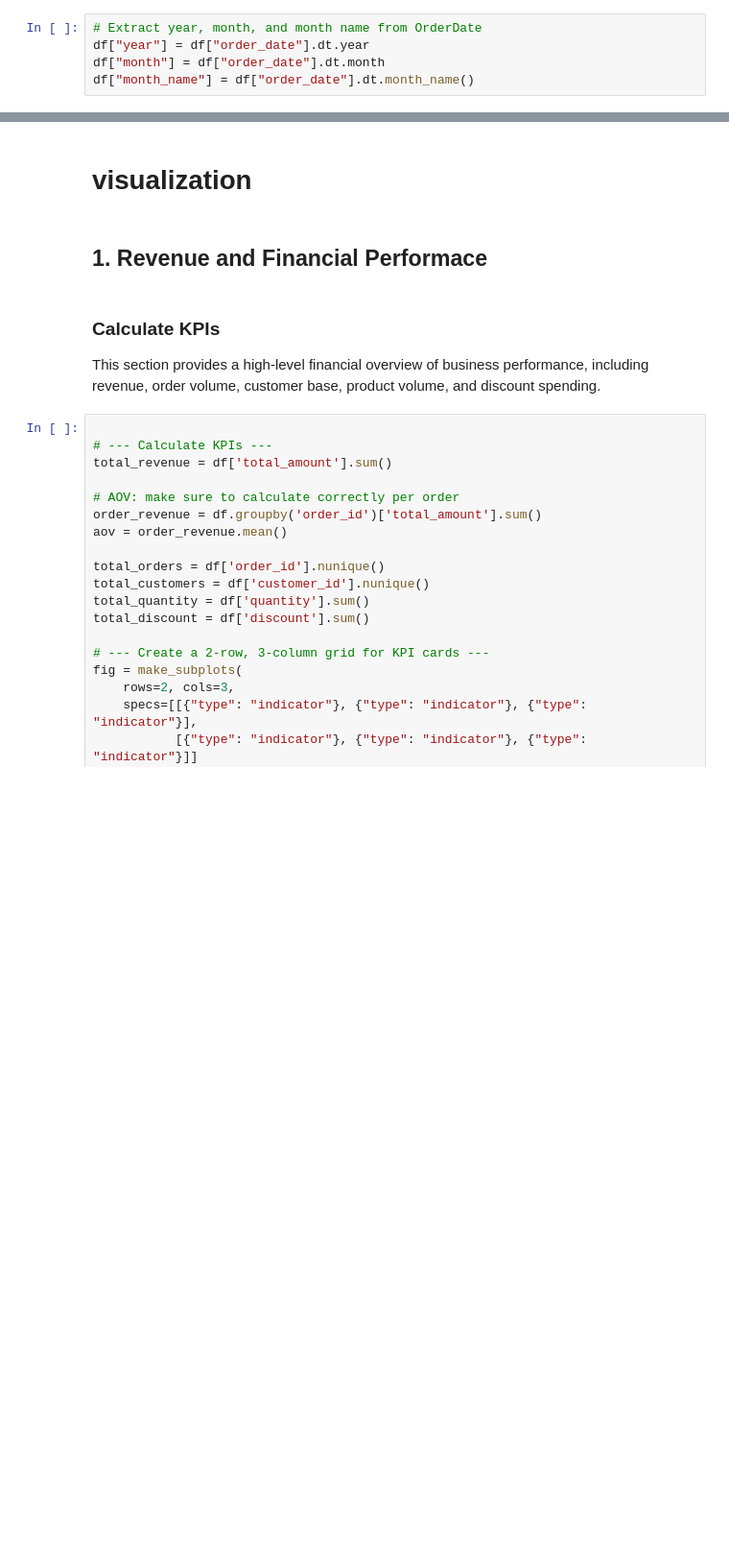
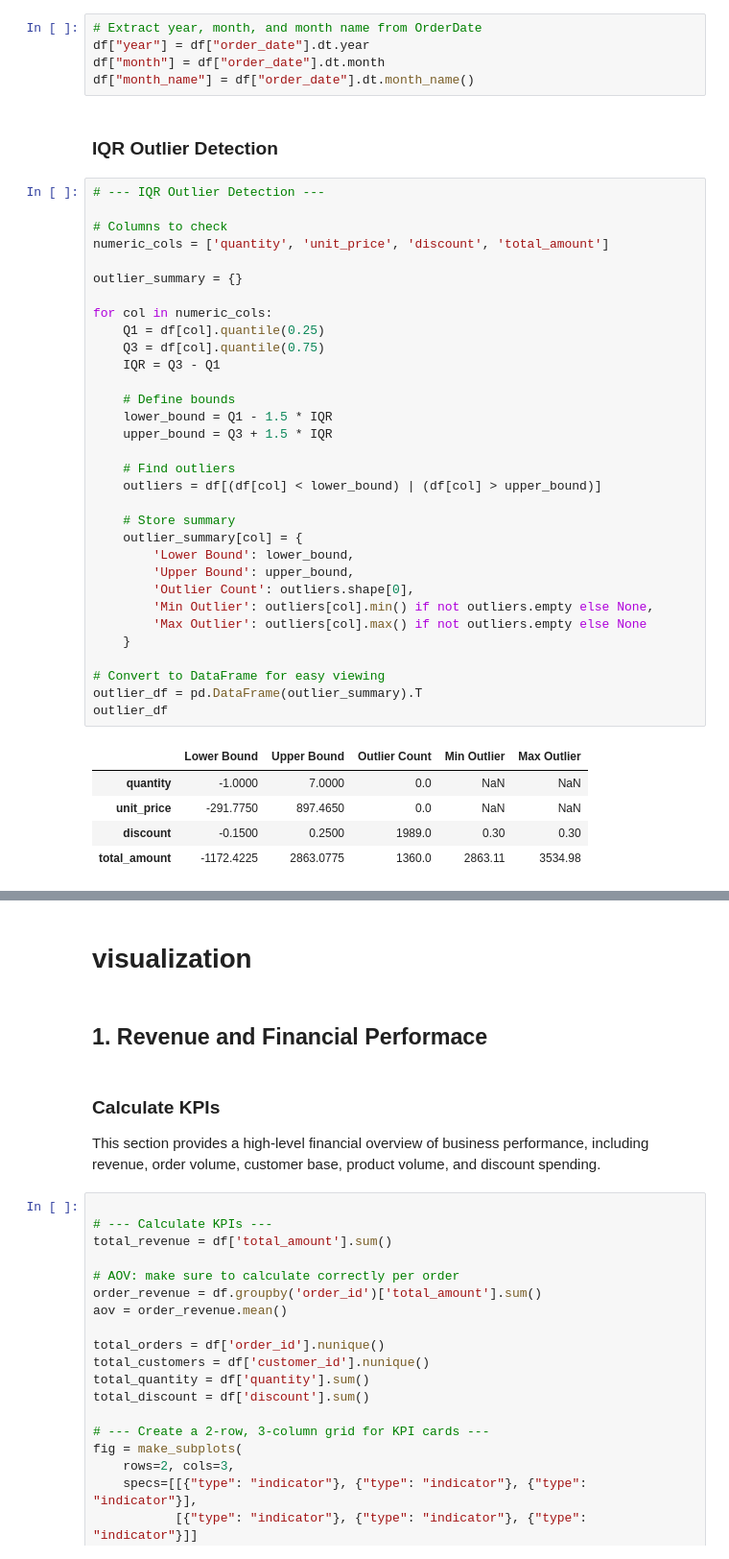
Before and after one commit to elutiya/Amazon-sales-data-analysis, a Jupyter notebook: notebook/amazon_data_cleaning.ipynb, the cells around one changed output, grey strips where cells are left out. Shown at 96% size. Cells and saved outputs as stored; diff of their text form; blank space fills up the shorter version.

```diff
--- a/notebook/amazon_data_cleaning.ipynb
+++ b/notebook/amazon_data_cleaning.ipynb
@@ -102,3 +96,43 @@ df.head()
 df["year"] = df["order_date"].dt.year
 df["month"] = df["order_date"].dt.month
 df["month_name"] = df["order_date"].dt.month_name()
+# %% [markdown]
+### IQR Outlier Detection
+# %%
+# --- IQR Outlier Detection ---
+
+# Columns to check
+numeric_cols = ['quantity', 'unit_price', 'discount', 'total_amount']
+
+outlier_summary = {}
+
+for col in numeric_cols:
+    Q1 = df[col].quantile(0.25)
+    Q3 = df[col].quantile(0.75)
+    IQR = Q3 - Q1
+
+    # Define bounds
+    lower_bound = Q1 - 1.5 * IQR
+    upper_bound = Q3 + 1.5 * IQR
+
+    # Find outliers
+    outliers = df[(df[col] < lower_bound) | (df[col] > upper_bound)]
+
+    # Store summary
+    outlier_summary[col] = {
+        'Lower Bound': lower_bound,
+        'Upper Bound': upper_bound,
+        'Outlier Count': outliers.shape[0],
+        'Min Outlier': outliers[col].min() if not outliers.empty else None,
+        'Max Outlier': outliers[col].max() if not outliers.empty else None
+    }
+
+# Convert to DataFrame for easy viewing
+outlier_df = pd.DataFrame(outlier_summary).T
+outlier_df
+# %% [output]
+|  | Lower Bound | Upper Bound | Outlier Count | Min Outlier | Max Outlier |
+| quantity | -1.0000 | 7.0000 | 0.0 | NaN | NaN |
+| unit_price | -291.7750 | 897.4650 | 0.0 | NaN | NaN |
+| discount | -0.1500 | 0.2500 | 1989.0 | 0.30 | 0.30 |
+| total_amount | -1172.4225 | 2863.0775 | 1360.0 | 2863.11 | 3534.98 |
```
Also changed, not shown: parts of 2 cells of this notebook.
